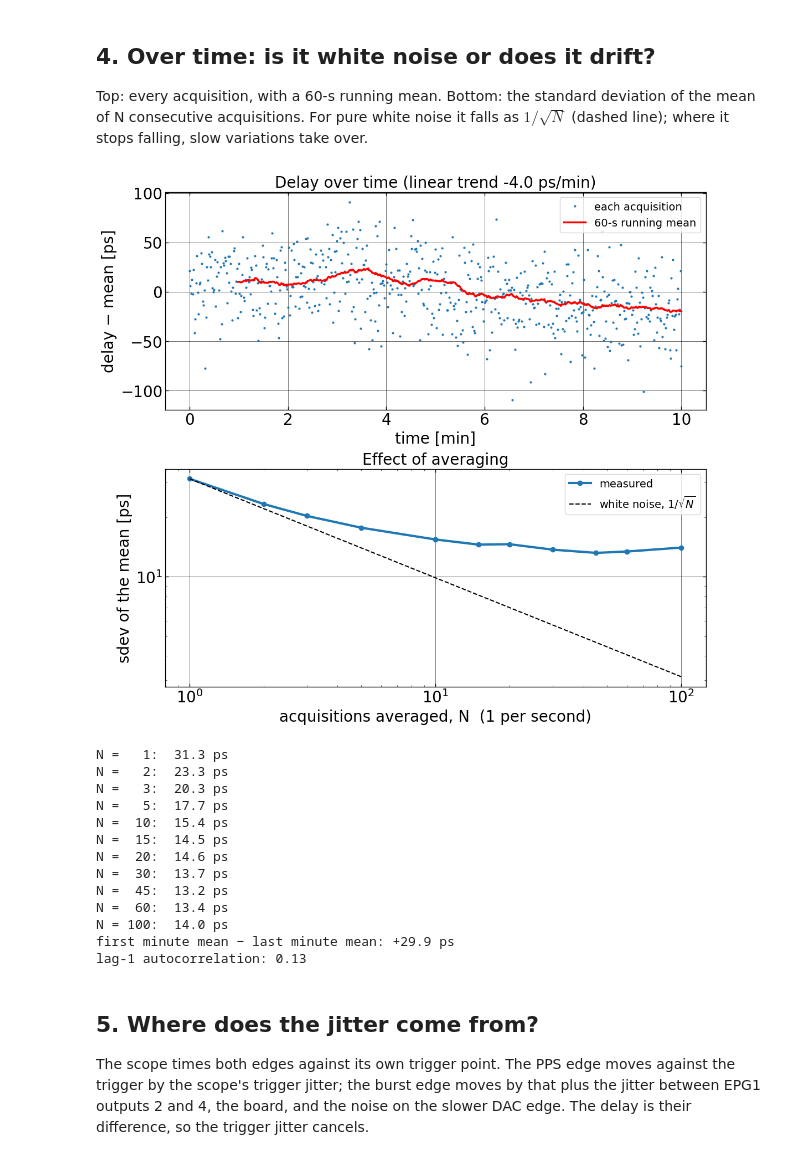
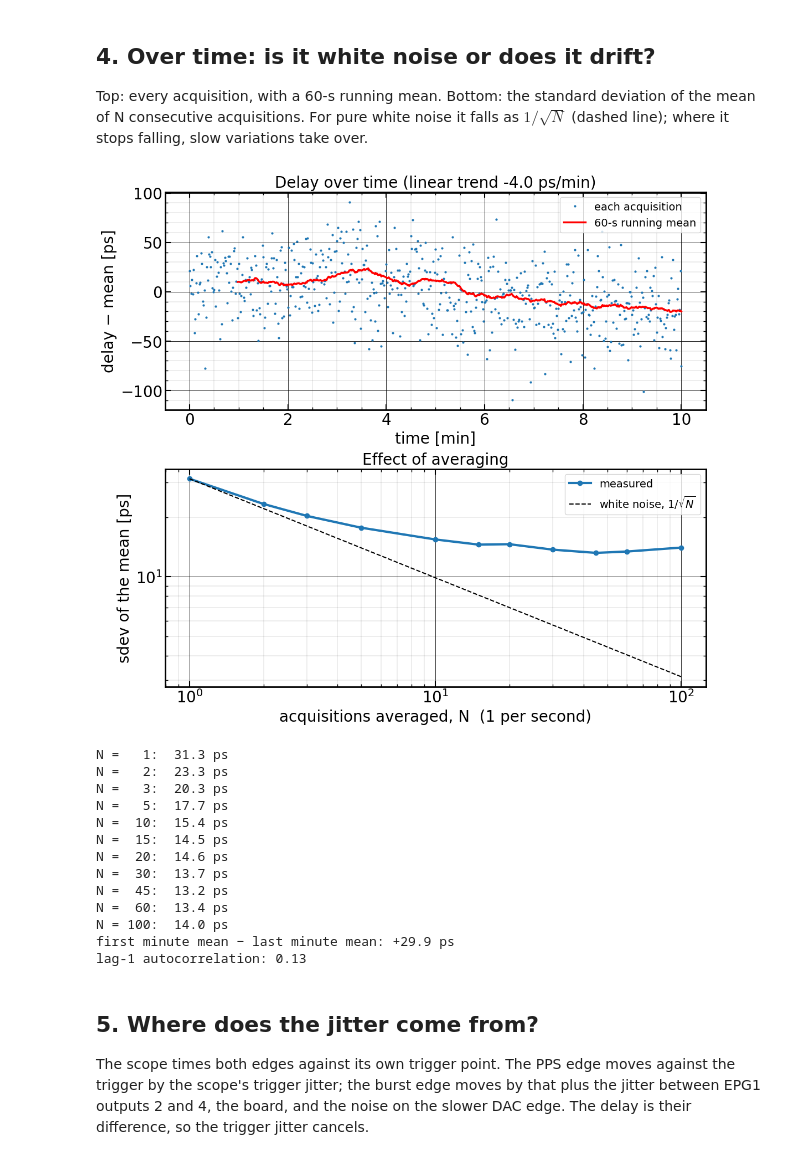
Before and after one commit to felipe-mazzi/PRN, a Jupyter notebook: Oct_27_report.ipynb, the cells around one changed output. Saved outputs shown, nothing was run; the diff lists cells and outputs as text; code cells hidden in the pictures.

Commit message:
Thicker frame and minor grid in the Oct 27 report plots
Co-Authored-By: Claude Opus 5.5 <noreply@anthropic.com>

```diff
--- a/Oct_27_report.ipynb
+++ b/Oct_27_report.ipynb
@@ -49,3 +51,15 @@ plt.rcParams['axes.spines.right'] = True# Plot Appearance Settings
+# %%
+plt.rcParams['axes.linewidth'] = 2
+plt.rcParams['xtick.major.width'] = 1.5;plt.rcParams['ytick.major.width'] = 1.5
+plt.rcParams['xtick.minor.width'] = 1;plt.rcParams['ytick.minor.width'] = 1
+plt.rcParams['xtick.major.size'] = 7;plt.rcParams['ytick.major.size'] = 7
+plt.rcParams['xtick.minor.size'] = 3.5;plt.rcParams['ytick.minor.size'] = 3.5
+plt.rcParams['xtick.minor.visible'] = True;plt.rcParams['ytick.minor.visible'] = True
+plt.rcParams['axes.axisbelow'] = True
+
+def grids(ax):
+    ax.grid(which='major', color='Black', linewidth=0.6, alpha=1)
+    ax.grid(which='minor', color='Black', linewidth=0.3, alpha=0.35)
 # %% [markdown]
 ## 1. Load the 10-minute run
 # %%
@@ -115,34 +130,35 @@ Top: every acquisition, with a 60-s running mean. Bottom: the standard deviation
 win = 60
 run_mean = np.convolve(dev_ps, np.ones(win) / win, mode="valid")
 slope_ps_per_min = np.polyfit(t_s, d, 1)[0] * 1e3 * 60
 
 Ns = np.array([1, 2, 3, 5, 10, 15, 20, 30, 45, 60, 100])
 sd_N = []
 for n in Ns:
     m = d.size // n
     sd_N.append(d[: m * n].reshape(m, n).mean(axis=1).std(ddof=1) * 1e3)
 sd_N = np.array(sd_N)
 
 fig, ax = plt.subplots(2, 1, figsize=(11, 10), layout='constrained')
 ax[0].plot(t_s / 60, dev_ps, ".", ms=4, color="tab:blue", label="each acquisition")
 ax[0].plot(t_s[win - 1:] / 60, run_mean, "r-", lw=2.5, label=f"{win}-s running mean")
 ax[0].set_xlabel("time [min]"); ax[0].set_ylabel("delay − mean [ps]")
 ax[0].set_title(f"Delay over time (linear trend {slope_ps_per_min:+.1f} ps/min)", fontsize=20)
 ax[0].legend(fontsize=14, loc="upper right")
 ax[1].loglog(Ns, sd_N, "o-", color="tab:blue", label="measured")
 ax[1].loglog(Ns, sd_N[0] / np.sqrt(Ns), "k--", lw=1.5, label="white noise, $1/\\sqrt{N}$")
 ax[1].set_xlabel("acquisitions averaged, N  (1 per second)"); ax[1].set_ylabel("sdev of the mean [ps]")
 ax[1].set_title("Effect of averaging", fontsize=20)
 ax[1].legend(fontsize=14)
+for a in ax: grids(a)
 fig.savefig(RUN / "over_time.png", dpi=150)
 plt.show()
 
 for n, s in zip(Ns, sd_N):
     print(f"N = {n:3d}: {s:5.1f} ps")
 print(f"first minute mean − last minute mean: {(d[:60].mean() - d[-60:].mean()) * 1e3:+.1f} ps")
 print(f"lag-1 autocorrelation: {np.corrcoef(d[:-1], d[1:])[0, 1]:.2f}")
 # %% [output]
-[figure, old version]
+[figure, new version]
 N =   1:  31.3 ps
 N =   2:  23.3 ps
 N =   3:  20.3 ps
```
Also changed, not shown: parts of 3 cells of this notebook, 3 other files.
